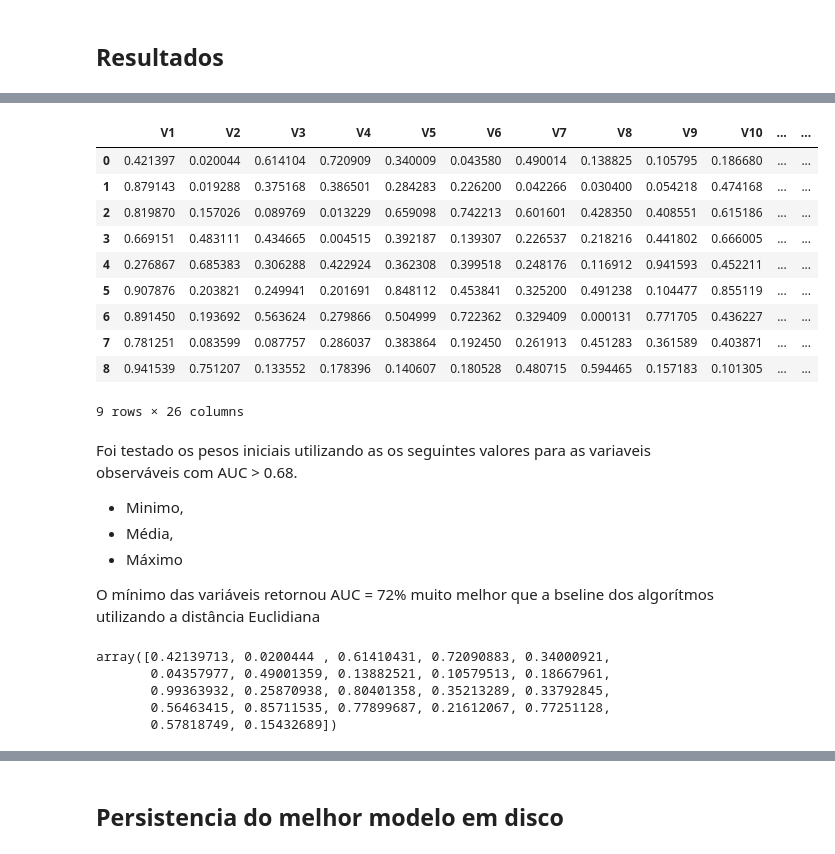
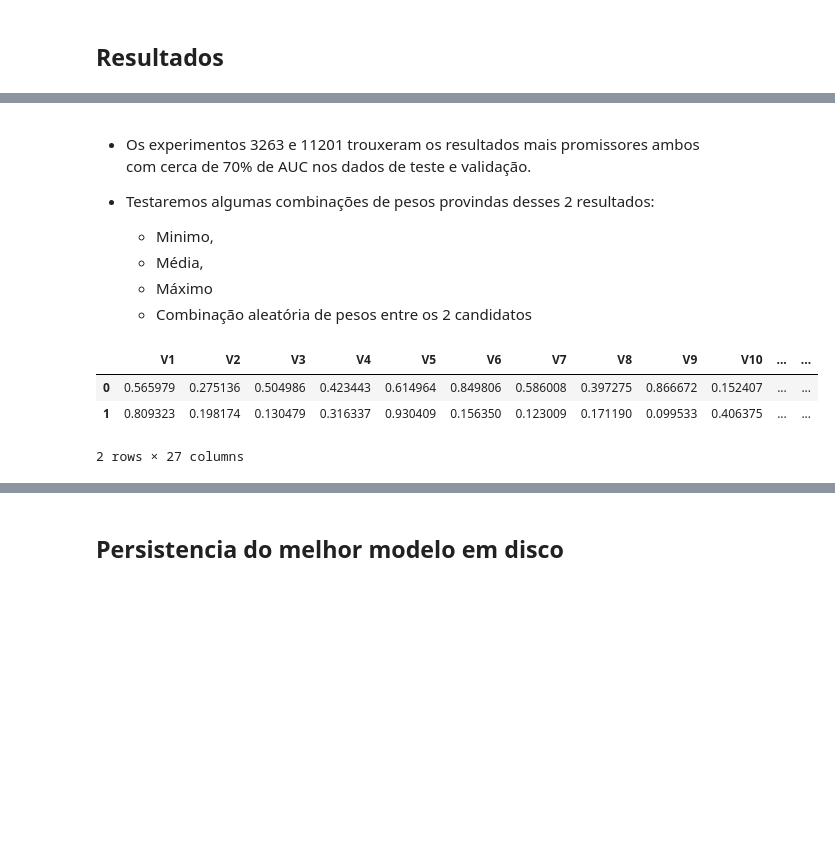
Before and after one commit to webercg/NLP---Daily-News-for-Stock-Market-Prediction, a Jupyter notebook: datasets e notebooks/Notebook final - Todos experimentos.ipynb, the cells around one changed output, grey strips where cells are left out. Saved outputs shown, nothing was run; the diff lists cells and outputs as text; code cells hidden in the pictures; blank space fills up the shorter version.

```diff
--- a/datasets e notebooks/Notebook final - Todos experimentos.ipynb
+++ b/datasets e notebooks/Notebook final - Todos experimentos.ipynb
@@ -3530,4 +3557,4 @@ df_agrupado.head(50)
 # %%
-resultados_df_model1 = pd.read_csv('kNN best features.csv', sep=',')
+resultados_df_model1 = pd.read_csv('kNN best features2.csv', sep=',')
 len(resultados_df_model1)
 # %% [output]
@@ -3535,4 +3562,4 @@ len(resultados_df_model1)
 # %%
-resultados_filtrados = resultados_df_model1[(resultados_df_model1['auc']>=0.68)]
+resultados_filtrados = resultados_df_model1[(resultados_df_model1['auc']>=0.70)]
 resultados_filtrados.PCA.value_counts()
 # %% [output]
@@ -3574,79 +3581,51 @@ resultados_filtrados[(resultados_filtrados['PCA']==22)].sort_values(by='auc', as
+# %% [markdown]
+- Os experimentos 3263 e 11201 trouxeram os resultados mais promissores ambos com cerca de 70% de AUC nos dados de teste e validação.
+
+
+
+- Testaremos algumas combinações de pesos provindas desses 2 resultados:
+
+    - Minimo,
+    - Média,
+    - Máximo
+    - Combinação aleatória de pesos entre os 2 candidatos
 # %%
 ## Capturando os pesos individuais que alcançaram 0,68 de auc ou mais para PCA = 22
-indexes = [0,4,5,6,10,11,12,13,14]
+indexes = [0,1]
 
 resultados_knn = []
 
 for i in indexes:
 
     string = resultados_filtrados[(resultados_filtrados['PCA']==22)].iloc[i][10]
     string = string[1:-1]
     string = string.replace('\n','')
     peso = np.fromstring(string, dtype=float, sep=' ')
 
     pesos = []
     metricas = []
 
     for elemento in peso:
         pesos.append(elemento)
 
     ac = resultados_filtrados[(resultados_filtrados['PCA']==22)].iloc[i][13]
     rec0 = resultados_filtrados[(resultados_filtrados['PCA']==22)].iloc[i][14]
     rec1 = resultados_filtrados[(resultados_filtrados['PCA']==22)].iloc[i][15]
-    auc = resultados_filtrados[(resultados_filtrados['PCA']==22)].iloc[i][18]
+    auc_teste = resultados_filtrados[(resultados_filtrados['PCA']==22)].iloc[i][18]
+    auc_valid = resultados_filtrados[(resultados_filtrados['PCA']==22)].iloc[i][19]
 
     metricas.append(ac)
     metricas.append(rec0)
     metricas.append(rec1)
-    metricas.append(auc)
+    metricas.append(auc_valid)
+    metricas.append(auc_teste)
 
     resultados_knn.append(np.array( pesos + metricas))
 
-resultados_knn = pd.DataFrame(np.array(resultados_knn), columns=['V1','V2','V3','V4','V5','V6','V7','V8','V9','V10','V11','V12','V13','V14','V15','V16','V17','V18','V19','V20','V21','V22','acuracia','recall0','recall1','auc'])
+resultados_knn = pd.DataFrame(np.array(resultados_knn), columns=['V1','V2','V3','V4','V5','V6','V7','V8','V9','V10','V11','V12','V13','V14','V15','V16','V17','V18','V19','V20','V21','V22','acuracia','recall0','recall1','auc_teste','auc_valid'])
 resultados_knn
 # %% [output]
 |  | V1 | V2 | V3 | V4 | V5 | V6 | V7 | V8 | V9 | V10 | ... | ... |
-| 0 | 0.421397 | 0.020044 | 0.614104 | 0.720909 | 0.340009 | 0.043580 | 0.490014 | 0.138825 | 0.105795 | 0.186680 | ... | ... |
-| 1 | 0.879143 | 0.019288 | 0.375168 | 0.386501 | 0.284283 | 0.226200 | 0.042266 | 0.030400 | 0.054218 | 0.474168 | ... | ... |
-| 2 | 0.819870 | 0.157026 | 0.089769 | 0.013229 | 0.659098 | 0.742213 | 0.601601 | 0.428350 | 0.408551 | 0.615186 | ... | ... |
-| 3 | 0.669151 | 0.483111 | 0.434665 | 0.004515 | 0.392187 | 0.139307 | 0.226537 | 0.218216 | 0.441802 | 0.666005 | ... | ... |
-| 4 | 0.276867 | 0.685383 | 0.306288 | 0.422924 | 0.362308 | 0.399518 | 0.248176 | 0.116912 | 0.941593 | 0.452211 | ... | ... |
-| 5 | 0.907876 | 0.203821 | 0.249941 | 0.201691 | 0.848112 | 0.453841 | 0.325200 | 0.491238 | 0.104477 | 0.855119 | ... | ... |
-| 6 | 0.891450 | 0.193692 | 0.563624 | 0.279866 | 0.504999 | 0.722362 | 0.329409 | 0.000131 | 0.771705 | 0.436227 | ... | ... |
-| 7 | 0.781251 | 0.083599 | 0.087757 | 0.286037 | 0.383864 | 0.192450 | 0.261913 | 0.451283 | 0.361589 | 0.403871 | ... | ... |
-| 8 | 0.941539 | 0.751207 | 0.133552 | 0.178396 | 0.140607 | 0.180528 | 0.480715 | 0.594465 | 0.157183 | 0.101305 | ... | ... |
+| 0 | 0.565979 | 0.275136 | 0.504986 | 0.423443 | 0.614964 | 0.849806 | 0.586008 | 0.397275 | 0.866672 | 0.152407 | ... | ... |
+| 1 | 0.809323 | 0.198174 | 0.130479 | 0.316337 | 0.930409 | 0.156350 | 0.123009 | 0.171190 | 0.099533 | 0.406375 | ... | ... |
-9 rows × 26 columns
+2 rows × 27 columns
-# %% [markdown]
-
-Foi testado os pesos iniciais utilizando as os seguintes valores para as variaveis observáveis com AUC > 0.68.
-
-- Minimo,
-- Média,
-- Máximo
-
-O mínimo das variáveis retornou AUC = 72% muito melhor que a bseline dos algorítmos utilizando a distância Euclidiana
-# %%
-## Peso testado
-string = resultados_filtrados[(resultados_filtrados['PCA']==22)].iloc[0][10]
-string = string[1:-1]
-string = string.replace('\n','')
-lista = np.fromstring(string, dtype=float, sep=' ').tolist()
-
-
-#Alterando valores
-#lista[0]=1
-
-#lista2 = [lambda x: x*x for x in range(10)]
-#lista2 = [(lambda x: 1 if x>0.7 else x)(x) for x in lista]
-#lista2 = [(lambda x: 0.5 if x>0.3 and x<0.7 else x)(x) for x in lista2]
-#lista2 = [(lambda x: 0.1 if x<0.3 else x)(x) for x in lista2]
-lista2 = lista
-
-peso_testado = np.array(lista2)
-peso_testado
-# %% [output]
-array([0.42139713, 0.0200444 , 0.61410431, 0.72090883, 0.34000921,
-       0.04357977, 0.49001359, 0.13882521, 0.10579513, 0.18667961,
-       0.99363932, 0.25870938, 0.80401358, 0.35213289, 0.33792845,
-       0.56463415, 0.85711535, 0.77899687, 0.21612067, 0.77251128,
-       0.57818749, 0.15432689])
```
Also changed, not shown: parts of 24 cells of this notebook, 5 other files.
